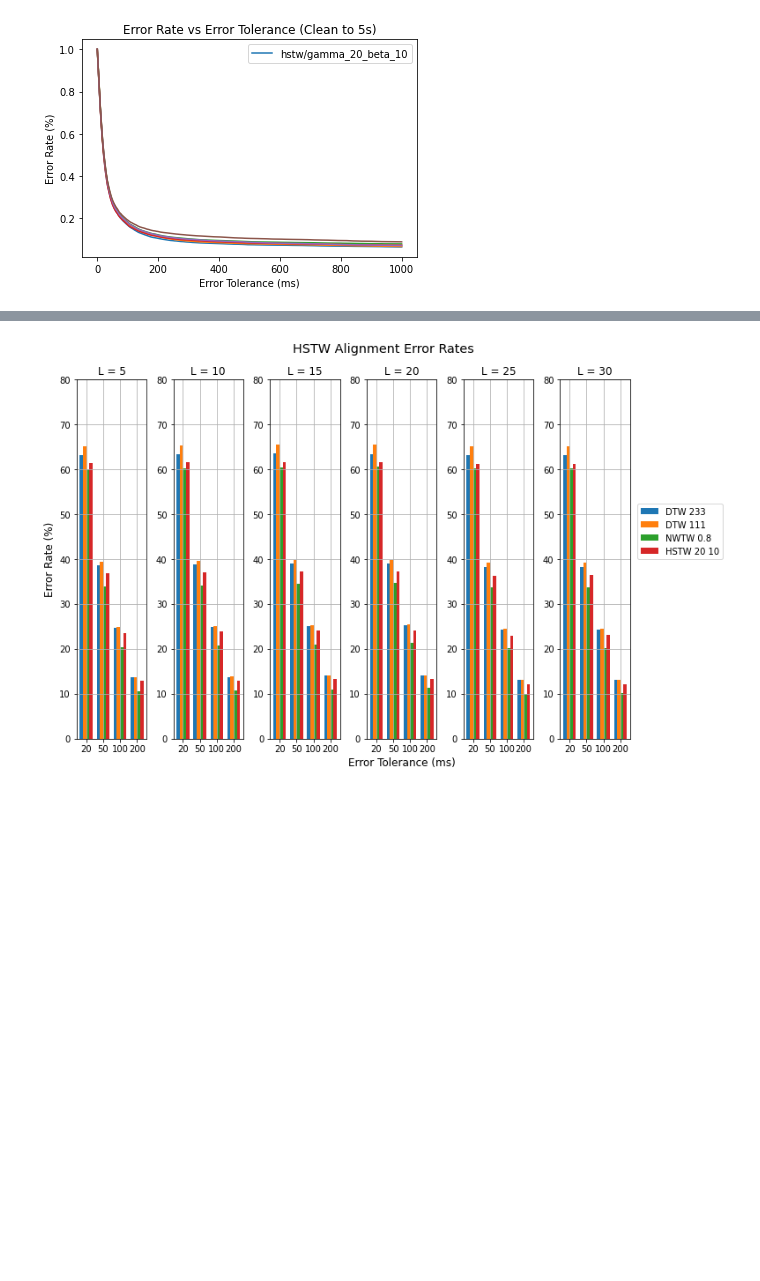
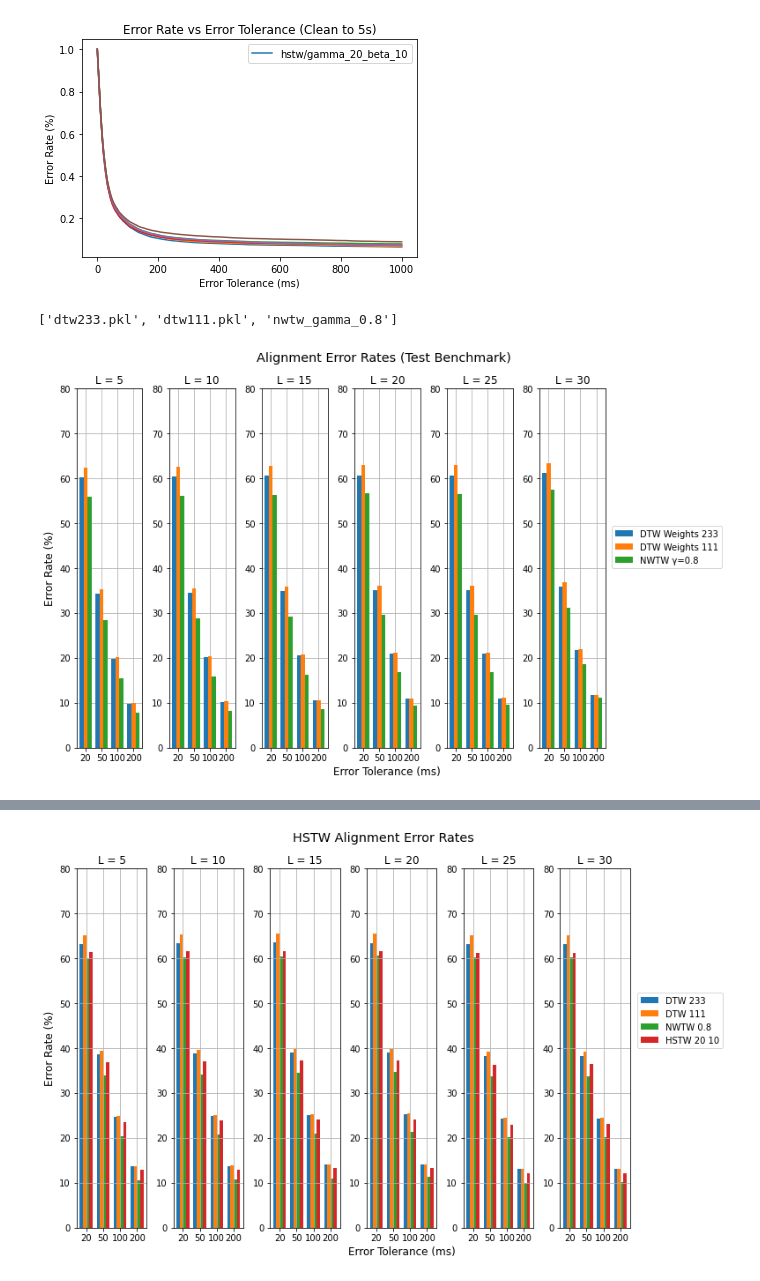
Before and after one commit to HMC-MIR/HSTW, a Jupyter notebook: 06_music_eval.ipynb, the cells around one changed output, grey strips where cells are left out. Saved outputs shown, nothing was run; the diff lists cells and outputs as text; code cells hidden in the pictures; blank space fills up the shorter version.

```diff
--- a/06_music_eval.ipynb
+++ b/06_music_eval.ipynb
@@ -366,6 +392,20 @@ def plotAlignment(timesToPlot, systemsToPlot, legend, cfg, title="Alignment Erro
     axs[0].set_ylabel("Error Rate (%)", fontsize = "large")
     axs[len(timesToPlot)//2].set_xlabel("Error Tolerance (ms)", fontsize = "large")
     fig.tight_layout()
+# %%
+savefile_names
+# %% [output]
+['dtw233.pkl', 'dtw111.pkl', 'nwtw_gamma_0.8']
+# %%
+timesToPlot = [5, 10, 15, 20, 25, 30]
+
+systemsToPlot = ['dtw233', 'dtw111', 'nwtw_gamma_0.8']
+legend = ["DTW Weights 233", "DTW Weights 111", "NWTW γ=0.8"]
+cfg = cfg
+
+plotAlignment(timesToPlot, systemsToPlot, legend, cfg, title="Alignment Error Rates (Test Benchmark)")
+# %% [output]
+[figure, added]
 # %%
 timesToPlot = [5, 10, 15, 20, 25, 30]
 
```
Also changed, not shown: parts of 19 cells of this notebook, 3 other files.
